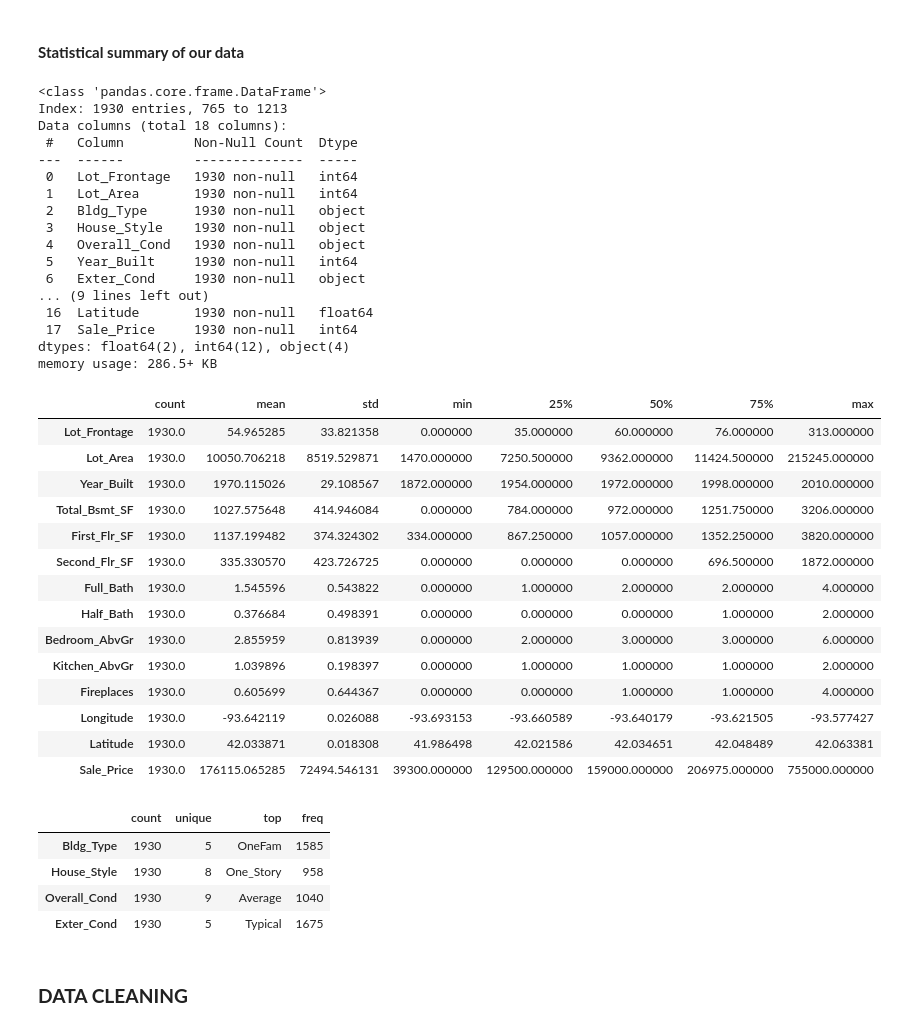
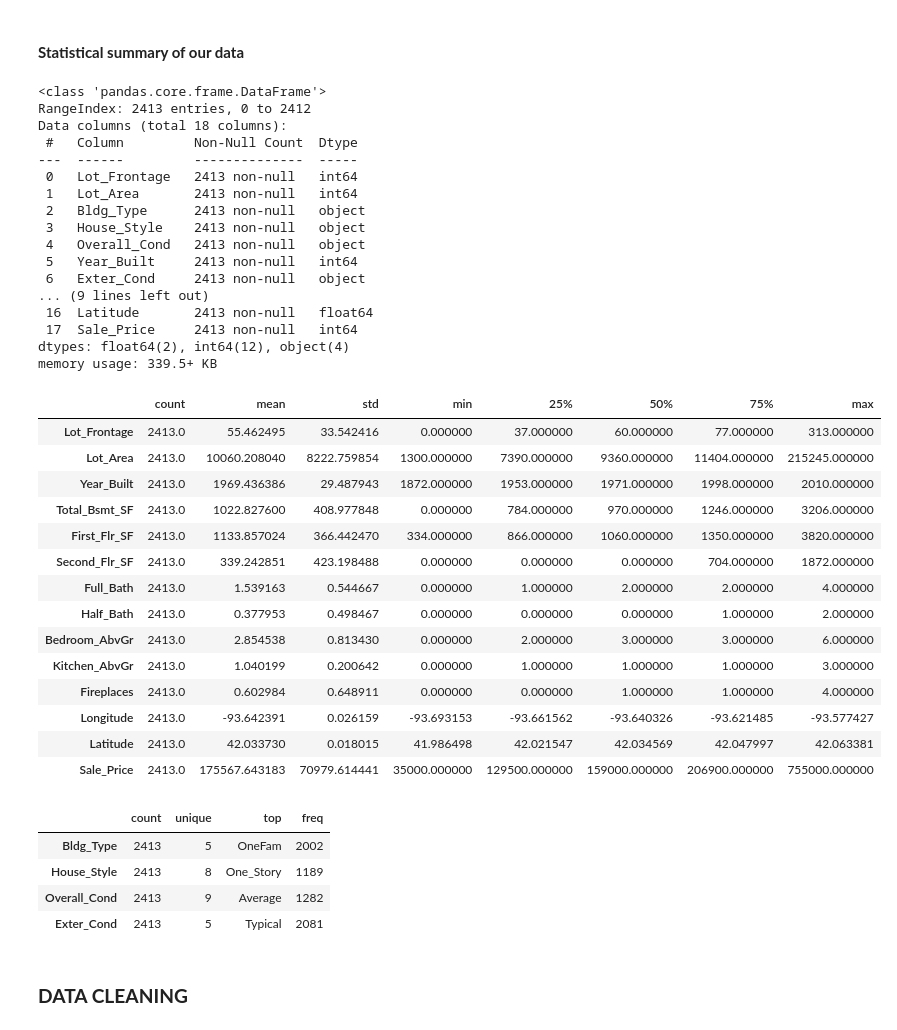
Before and after one commit to Sunday-Oladokun/Predictive-Modelling-Of-House-Prices-Using-Regression-Models, a Jupyter notebook: House Prices Prediction.ipynb, the cells around one changed output. Saved outputs shown, nothing was run; the diff lists cells and outputs as text; code cells hidden in the pictures.

```diff
--- a/House Prices Prediction.ipynb
+++ b/House Prices Prediction.ipynb
@@ -164,53 +164,53 @@ Sale_Price: Sale price of the property.
 #### **Statistical summary of our data**
 # %%
 # Check the general overview of our data
-train_df.info()
+df.info()
 # %% [output]
 <class 'pandas.core.frame.DataFrame'>
-Index: 1930 entries, 765 to 1213
+RangeIndex: 2413 entries, 0 to 2412
 Data columns (total 18 columns):
  #   Column         Non-Null Count  Dtype
 ---  ------         --------------  -----
- 0   Lot_Frontage   1930 non-null   int64
- 1   Lot_Area       1930 non-null   int64
- 2   Bldg_Type      1930 non-null   object
- 3   House_Style    1930 non-null   object
- 4   Overall_Cond   1930 non-null   object
- 5   Year_Built     1930 non-null   int64
- 6   Exter_Cond     1930 non-null   object
+ 0   Lot_Frontage   2413 non-null   int64
+ 1   Lot_Area       2413 non-null   int64
+ 2   Bldg_Type      2413 non-null   object
+ 3   House_Style    2413 non-null   object
+ 4   Overall_Cond   2413 non-null   object
+ 5   Year_Built     2413 non-null   int64
+ 6   Exter_Cond     2413 non-null   object
 ... (9 lines left out)
- 16  Latitude       1930 non-null   float64
- 17  Sale_Price     1930 non-null   int64
+ 16  Latitude       2413 non-null   float64
+ 17  Sale_Price     2413 non-null   int64
 dtypes: float64(2), int64(12), object(4)
-memory usage: 286.5+ KB
+memory usage: 339.5+ KB
 # %%
 # Check the statistical summary of our data- numerical
-train_df.describe(include=[np.number]).T
+df.describe(include=[np.number]).T
 # %% [output]
 |  | count | mean | std | min | 25% | 50% | 75% | max |
-| Lot_Frontage | 1930.0 | 54.965285 | 33.821358 | 0.000000 | 35.000000 | 60.000000 | 76.000000 | 313.000000 |
-| Lot_Area | 1930.0 | 10050.706218 | 8519.529871 | 1470.000000 | 7250.500000 | 9362.000000 | 11424.500000 | 215245.000000 |
-| Year_Built | 1930.0 | 1970.115026 | 29.108567 | 1872.000000 | 1954.000000 | 1972.000000 | 1998.000000 | 2010.000000 |
-| Total_Bsmt_SF | 1930.0 | 1027.575648 | 414.946084 | 0.000000 | 784.000000 | 972.000000 | 1251.750000 | 3206.000000 |
-| First_Flr_SF | 1930.0 | 1137.199482 | 374.324302 | 334.000000 | 867.250000 | 1057.000000 | 1352.250000 | 3820.000000 |
-| Second_Flr_SF | 1930.0 | 335.330570 | 423.726725 | 0.000000 | 0.000000 | 0.000000 | 696.500000 | 1872.000000 |
-| Full_Bath | 1930.0 | 1.545596 | 0.543822 | 0.000000 | 1.000000 | 2.000000 | 2.000000 | 4.000000 |
-| Half_Bath | 1930.0 | 0.376684 | 0.498391 | 0.000000 | 0.000000 | 0.000000 | 1.000000 | 2.000000 |
-| Bedroom_AbvGr | 1930.0 | 2.855959 | 0.813939 | 0.000000 | 2.000000 | 3.000000 | 3.000000 | 6.000000 |
-| Kitchen_AbvGr | 1930.0 | 1.039896 | 0.198397 | 0.000000 | 1.000000 | 1.000000 | 1.000000 | 2.000000 |
-| Fireplaces | 1930.0 | 0.605699 | 0.644367 | 0.000000 | 0.000000 | 1.000000 | 1.000000 | 4.000000 |
-| Longitude | 1930.0 | -93.642119 | 0.026088 | -93.693153 | -93.660589 | -93.640179 | -93.621505 | -93.577427 |
-| Latitude | 1930.0 | 42.033871 | 0.018308 | 41.986498 | 42.021586 | 42.034651 | 42.048489 | 42.063381 |
-| Sale_Price | 1930.0 | 176115.065285 | 72494.546131 | 39300.000000 | 129500.000000 | 159000.000000 | 206975.000000 | 755000.000000 |
+| Lot_Frontage | 2413.0 | 55.462495 | 33.542416 | 0.000000 | 37.000000 | 60.000000 | 77.000000 | 313.000000 |
+| Lot_Area | 2413.0 | 10060.208040 | 8222.759854 | 1300.000000 | 7390.000000 | 9360.000000 | 11404.000000 | 215245.000000 |
+| Year_Built | 2413.0 | 1969.436386 | 29.487943 | 1872.000000 | 1953.000000 | 1971.000000 | 1998.000000 | 2010.000000 |
+| Total_Bsmt_SF | 2413.0 | 1022.827600 | 408.977848 | 0.000000 | 784.000000 | 970.000000 | 1246.000000 | 3206.000000 |
+| First_Flr_SF | 2413.0 | 1133.857024 | 366.442470 | 334.000000 | 866.000000 | 1060.000000 | 1350.000000 | 3820.000000 |
+| Second_Flr_SF | 2413.0 | 339.242851 | 423.198488 | 0.000000 | 0.000000 | 0.000000 | 704.000000 | 1872.000000 |
+| Full_Bath | 2413.0 | 1.539163 | 0.544667 | 0.000000 | 1.000000 | 2.000000 | 2.000000 | 4.000000 |
+| Half_Bath | 2413.0 | 0.377953 | 0.498467 | 0.000000 | 0.000000 | 0.000000 | 1.000000 | 2.000000 |
+| Bedroom_AbvGr | 2413.0 | 2.854538 | 0.813430 | 0.000000 | 2.000000 | 3.000000 | 3.000000 | 6.000000 |
+| Kitchen_AbvGr | 2413.0 | 1.040199 | 0.200642 | 0.000000 | 1.000000 | 1.000000 | 1.000000 | 3.000000 |
+| Fireplaces | 2413.0 | 0.602984 | 0.648911 | 0.000000 | 0.000000 | 1.000000 | 1.000000 | 4.000000 |
+| Longitude | 2413.0 | -93.642391 | 0.026159 | -93.693153 | -93.661562 | -93.640326 | -93.621485 | -93.577427 |
+| Latitude | 2413.0 | 42.033730 | 0.018015 | 41.986498 | 42.021547 | 42.034569 | 42.047997 | 42.063381 |
+| Sale_Price | 2413.0 | 175567.643183 | 70979.614441 | 35000.000000 | 129500.000000 | 159000.000000 | 206900.000000 | 755000.000000 |
 # %%
 # Check the statistical summary of our data- Categorical
-train_df.describe(include= "object").T
+df.describe(include= "object").T
 # %% [output]
 |  | count | unique | top | freq |
-| Bldg_Type | 1930 | 5 | OneFam | 1585 |
-| House_Style | 1930 | 8 | One_Story | 958 |
-| Overall_Cond | 1930 | 9 | Average | 1040 |
-| Exter_Cond | 1930 | 5 | Typical | 1675 |
+| Bldg_Type | 2413 | 5 | OneFam | 2002 |
+| House_Style | 2413 | 8 | One_Story | 1189 |
+| Overall_Cond | 2413 | 9 | Average | 1282 |
+| Exter_Cond | 2413 | 5 | Typical | 2081 |
 # %% [markdown]
 ### **DATA CLEANING**
 # %% [markdown]
```
Also changed, not shown: parts of 9 cells of this notebook.
